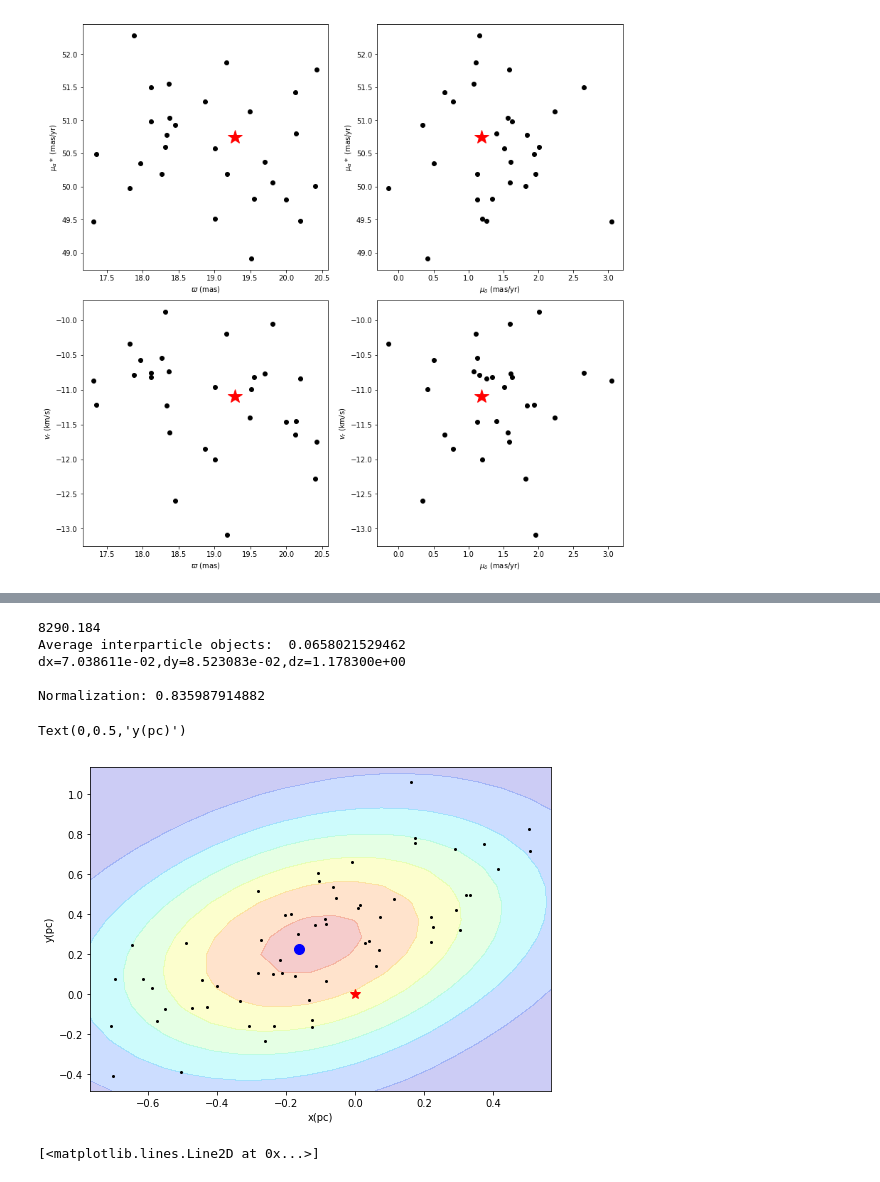
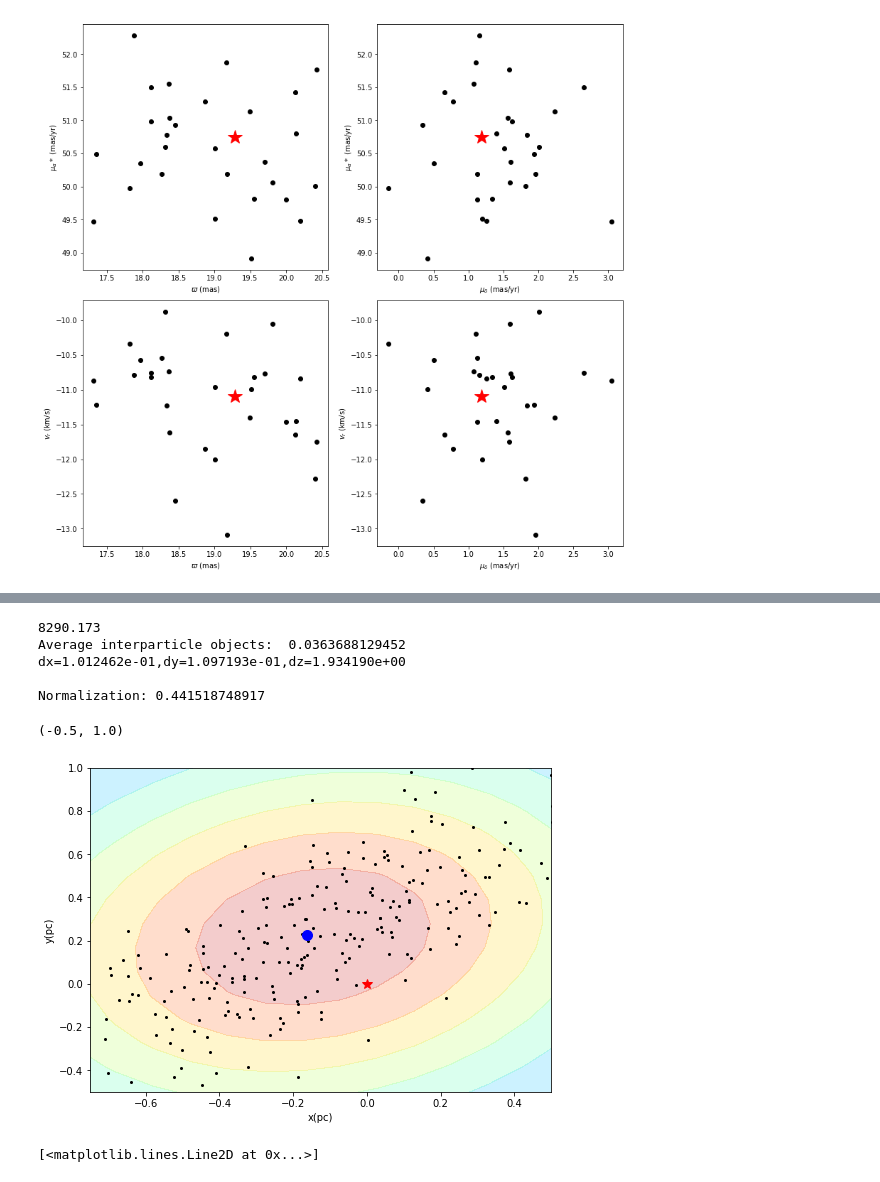
Before and after one commit to seap-udea/iWander, a Jupyter notebook: dev/analysis.ipynb, the cells around one changed output, grey strips where cells are left out. Drawn from its saved outputs; the diff is of its cells as text; code cells hidden in the pictures.

```diff
--- a/dev/analysis.ipynb
+++ b/dev/analysis.ipynb
@@ -573,24 +591,32 @@ progsort[["hip","tycho2_id","name_simbad","source",'Pprob', 'Psurmed', 'Pvelmed'
 | 100 | 77570.0 | NaN | HD_141693 | ::hipparcos:simbad | 4.637305e-15 | 4.550047e-12 | 3.338715e-04 | 0.000017 | -8140920.0 | 14.409750 | ... |
 # %%
 # Generate latex table
+i=1
 for index in progsort.index:
     p=progenitors.loc[index]
     row=""
     if str(p.hip)=='nan':
         if str(p.tycho2_id)=='nan':sid='--'
         else:sid="TYC "+str(p.tycho2_id)
-    else:sid="HIP "+str(p.hip)
-    row+=r"%s & %s & "%(sid,
-                        str(p.name_simbad).replace('nan','--').replace('_',' '),
-                        )
-    row+=r"$%.1f$ & $%.1f$ & $%.1f$ & "%(p.nomtmin/1e6,p.nomdmin,p.nomvrel)
-    row+=r"$[%.1f,%.1f]$ & $[%.1f,%.1f]$ & $[%.1f,%.1f]$ & "%(p.mintmin/1e6,p.maxtmin/1e6,
-                                                        p.mindmin,p.maxdmin,
-                                                        p.minvrel,p.maxvrel)
-    logPsurmed="$%.1f$"%np.log10(p.Psurmed) if p.Psurmed>0 else '--'
-    logPvelmed="$%.1f$"%np.log10(p.Pvelmed) if p.Pvelmed>0 else '--'
-    logPdist="$%.1f$"%np.log10(p.Pdist) if p.Pdist>0 else '--'
-    logPprob="$%.1f$"%np.log10(p.Pprob) if p.Pprob>0 else '--'
+    else:sid="HIP "+str(int(p.hip))
+
+    bf="";mbf=""
+    if p.mindmin<1 and p.maxdmin<10:
+        bf="\\bf";mbf="\\mathbf"
+    if np.log10(p.Psurmed)<-10:continue
+
+    row+=r"%s %s & %s %s & "%(bf,sid,
+                              bf,str(p.name_simbad).replace('nan','--').replace('_',' '),
+                            )
+    row+=r"$%s{%.1f}$ & $%s{%.1f}$ & $%s{%.0f}$ & "%(mbf,p.nomtmin/1e6,mbf,p.nomdmin,mbf,p.nomvrel)
+    row+=r"$%s{[%.1f,%.1f]}$ & $%s{[%.1f,%.1f]}$ & $%s{[%.0f,%.0f]}$ & "%(mbf,p.mintmin/1e6,p.maxtmin/1e6,
+                                                                    mbf,p.mindmin,p.maxdmin,
+                                                                    mbf,p.minvrel,p.maxvrel)
+    logPsurmed="$%s{%.1f}$"%(mbf,np.log10(p.Psurmed)) if p.Psurmed>0 else '--'
+    logPvelmed="$%s{%.1f}$"%(mbf,np.log10(p.Pvelmed)) if p.Pvelmed>0 else '--'
+    logPdist="$%s{%.1f}$"%(mbf,np.log10(p.Pdist)) if p.Pdist>0 else '--'
+    logPprob="$%s{%.1f}$"%(mbf,np.log10(p.Pprob)) if p.Pprob>0 else '--'
     row+=r"%s & %s & %s & %s \\"%(logPsurmed,logPvelmed,logPdist,logPprob)
     print(row)
+    i+=1
 # %% [output]
@@ -842,41 +878,43 @@ dz=(zmax-zmin)
 X,Y=np.meshgrid(xs,ys)
 P=np.zeros_like(X)
 print("dx=%e,dy=%e,dz=%e\n"%(dx,dy,dz))
 
 rmin=np.array([px.min(),py.min(),pz.min()])
 rmax=np.array([px.max(),py.max(),pz.max()])
 rcen=np.array([px.mean(),py.mean(),pz.mean()])
 h=(np.linalg.norm(rmin-rcen)+np.linalg.norm(rmax-rcen))/2
 h=h/2
-sigma=wNormalization(h)
+sigma=wNormalization2(h)
 
 for i,x in enumerate(xs):
     for j,y in enumerate(ys):
         #print(i,j,x,y)
         #ax.plot(x,y,'g+',ms=10)
         p=0.0
         for n in range(Npart):
             rq=np.array([x,y,pz[0]])
             rp=np.array([px[n],py[n],pz[n]])
             d=np.linalg.norm(rq-rp)
-            p+=sigma*wFunction(d,h)*dcell**2*dz
+            p+=sigma*wFunction2(d,h)*dcell**2*dz
         p/=Npart
         P[j,i]=p
 
 print("Normalization:",P.sum())
 c=ax.contourf(X,Y,P,cmap='jet',alpha=0.2)
 #plt.colorbar(c)
 ax.set_xlabel("x(pc)")
 ax.set_ylabel("y(pc)")
+ax.set_xlim((-0.75,0.50))
+ax.set_ylim((-0.50,1.00))
 #ax.grid()
 # %% [output]
-8290.184
-Average interparticle objects:  0.0658021529462
-dx=7.038611e-02,dy=8.523083e-02,dz=1.178300e+00
+8290.173
+Average interparticle objects:  0.0363688129452
+dx=1.012462e-01,dy=1.097193e-01,dz=1.934190e+00
 
-Normalization: 0.835987914882
+Normalization: 0.441518748917
-Text(0,0.5,'y(pc)')
+(-0.5, 1.0)
-[figure, old version]
+[figure, new version]
 # %%
 mins=pd.read_csv(BASE_DIR+"surrogatemin.csv")
 # %%
```
Also changed, not shown: parts of 15 cells of this notebook, 11 other files.
